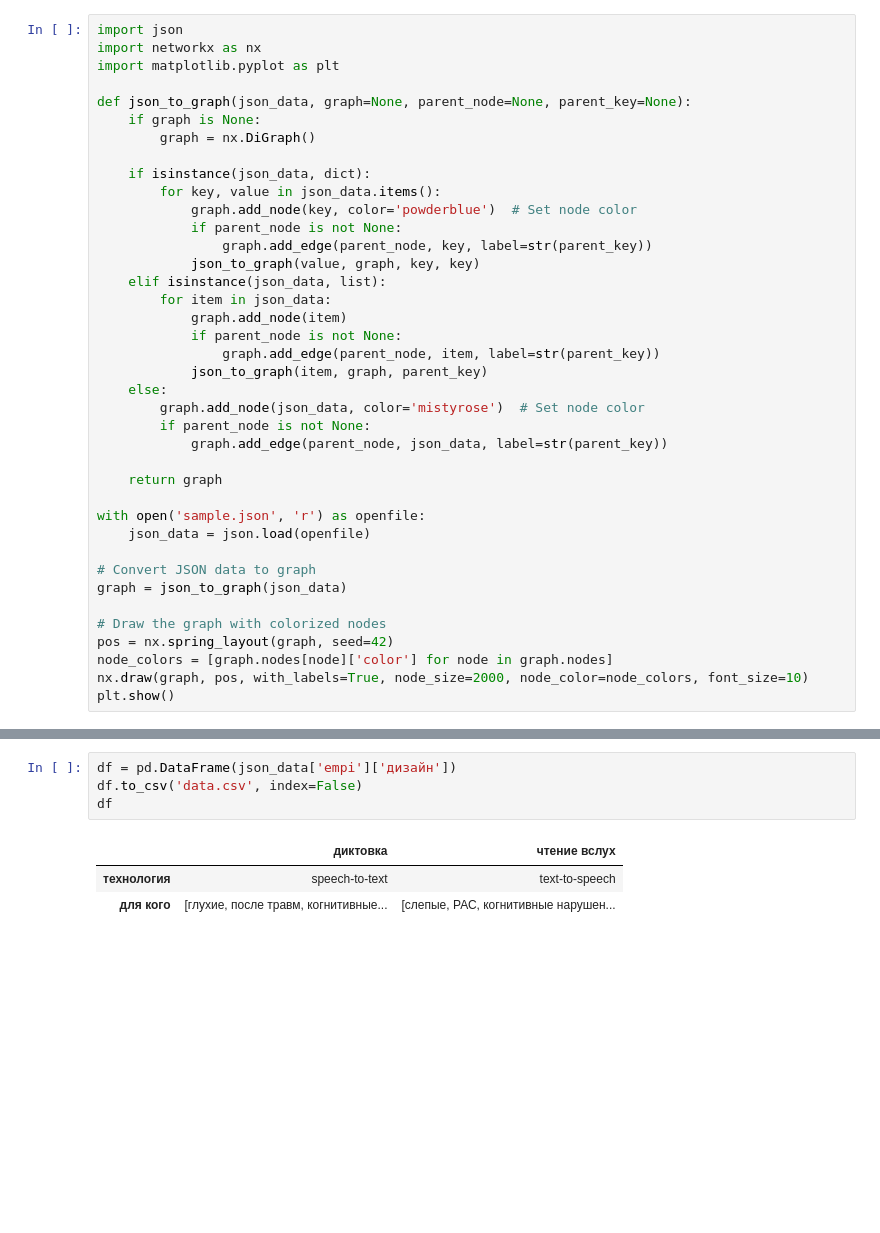
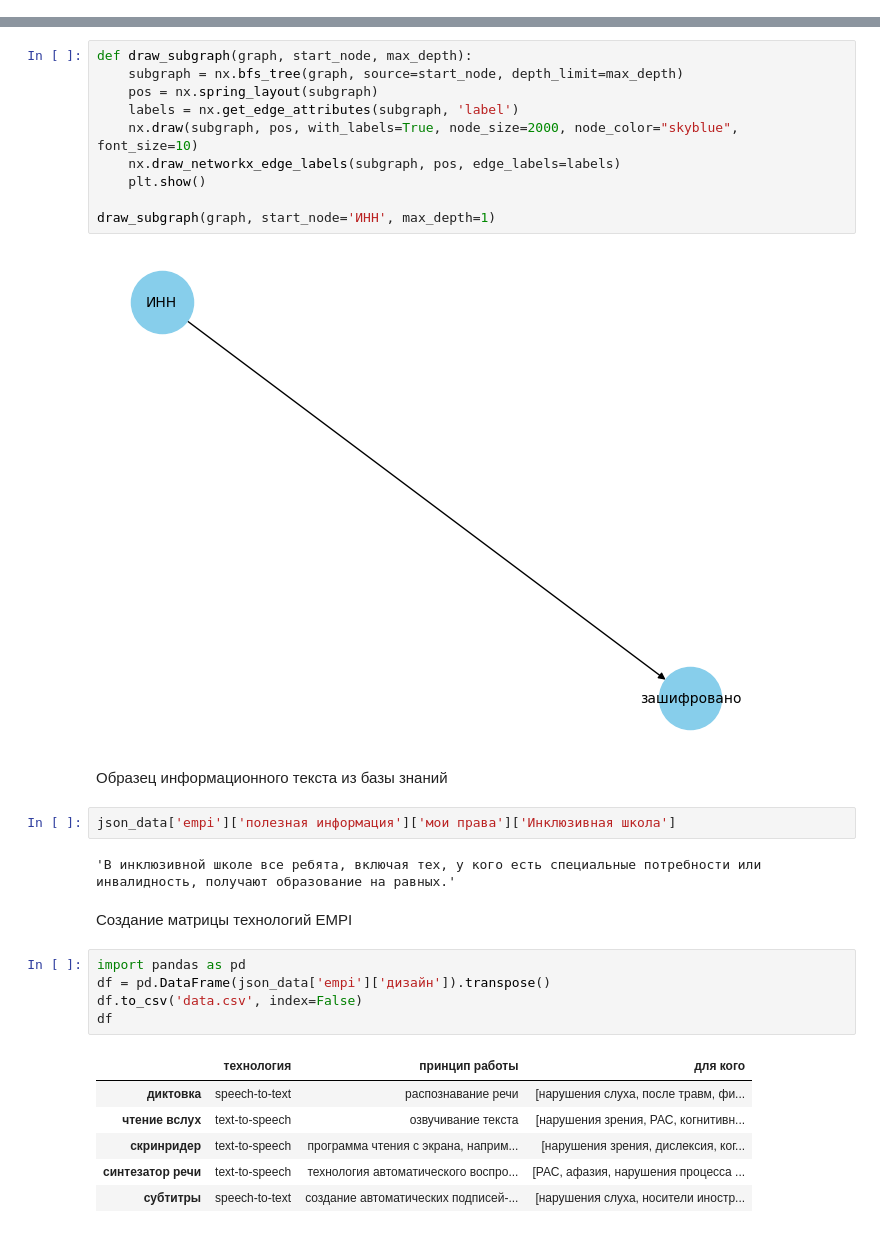
Before and after one commit to vifirsanova/empi, a Jupyter notebook: KB/graph.ipynb, the cells around one changed output, grey strips where cells are left out. Saved outputs shown, nothing was run; the diff lists cells and outputs as text; blank space fills up the shorter version.

```diff
--- a/KB/graph.ipynb
+++ b/KB/graph.ipynb
@@ -1,41 +1,2 @@
 # %% [markdown]
 <a href="https://colab.research.google.com/github/vifirsanova/empi/blob/main/KB/graph.ipynb" target="_parent"><img src="https://colab.research.google.com/assets/colab-badge.svg" alt="Open In Colab"/></a>
-# %%
-import json
-import networkx as nx
-import matplotlib.pyplot as plt
-
-def json_to_graph(json_data, graph=None, parent_node=None, parent_key=None):
-    if graph is None:
-        graph = nx.DiGraph()
-
-    if isinstance(json_data, dict):
-        for key, value in json_data.items():
-            graph.add_node(key, color='powderblue')  # Set node color
-            if parent_node is not None:
-                graph.add_edge(parent_node, key, label=str(parent_key))
-            json_to_graph(value, graph, key, key)
-    elif isinstance(json_data, list):
-        for item in json_data:
-            graph.add_node(item)
-            if parent_node is not None:
-                graph.add_edge(parent_node, item, label=str(parent_key))
-            json_to_graph(item, graph, parent_key)
-    else:
-        graph.add_node(json_data, color='mistyrose')  # Set node color
-        if parent_node is not None:
-            graph.add_edge(parent_node, json_data, label=str(parent_key))
-
-    return graph
-
-with open('sample.json', 'r') as openfile:
-    json_data = json.load(openfile)
-
-# Convert JSON data to graph
-graph = json_to_graph(json_data)
-
-# Draw the graph with colorized nodes
-pos = nx.spring_layout(graph, seed=42)
-node_colors = [graph.nodes[node]['color'] for node in graph.nodes]
-nx.draw(graph, pos, with_labels=True, node_size=2000, node_color=node_colors, font_size=10)
-plt.show()
@@ -56,8 +51,32 @@ draw_subgraph(graph, start_node='полезная информация', max_dep
+# %%
+def draw_subgraph(graph, start_node, max_depth):
+    subgraph = nx.bfs_tree(graph, source=start_node, depth_limit=max_depth)
+    pos = nx.spring_layout(subgraph)
+    labels = nx.get_edge_attributes(subgraph, 'label')
+    nx.draw(subgraph, pos, with_labels=True, node_size=2000, node_color="skyblue", font_size=10)
+    nx.draw_networkx_edge_labels(subgraph, pos, edge_labels=labels)
+    plt.show()
+
+draw_subgraph(graph, start_node='ИНН', max_depth=1)
+# %% [output]
+[figure, added]
+# %% [markdown]
+Образец информационного текста из базы знаний
+# %%
+json_data['empi']['полезная информация']['мои права']['Инклюзивная школа']
+# %% [output]
+'В инклюзивной школе все ребята, включая тех, у кого есть специальные потребности или инвалидность, получают образование на равных.'
+# %% [markdown]
+Создание матрицы технологий EMPI
 # %%
-df = pd.DataFrame(json_data['empi']['дизайн'])
+import pandas as pd
+df = pd.DataFrame(json_data['empi']['дизайн']).transpose()
 df.to_csv('data.csv', index=False)
 df
 # %% [output]
-|  | диктовка | чтение вслух |
-| технология | speech-to-text | text-to-speech |
-| для кого | [глухие, после травм, когнитивные... | [слепые, РАС, когнитивные нарушен... |
+|  | технология | принцип работы | для кого |
+| диктовка | speech-to-text | распознавание речи | [нарушения слуха, после травм, фи... |
+| чтение вслух | text-to-speech | озвучивание текста | [нарушения зрения, РАС, когнитивн... |
+| cкринридер | text-to-speech | программа чтения с экрана, наприм... | [нарушения зрения, дислексия, ког... |
+| cинтезатор речи | text-to-speech | технология автоматического воспро... | [РАС, афазия, нарушения процесса ... |
+| субтитры | speech-to-text | создание автоматических подписей-... | [нарушения слуха, носители иностр... |
```
Also changed, not shown: parts of 6 cells of this notebook.
